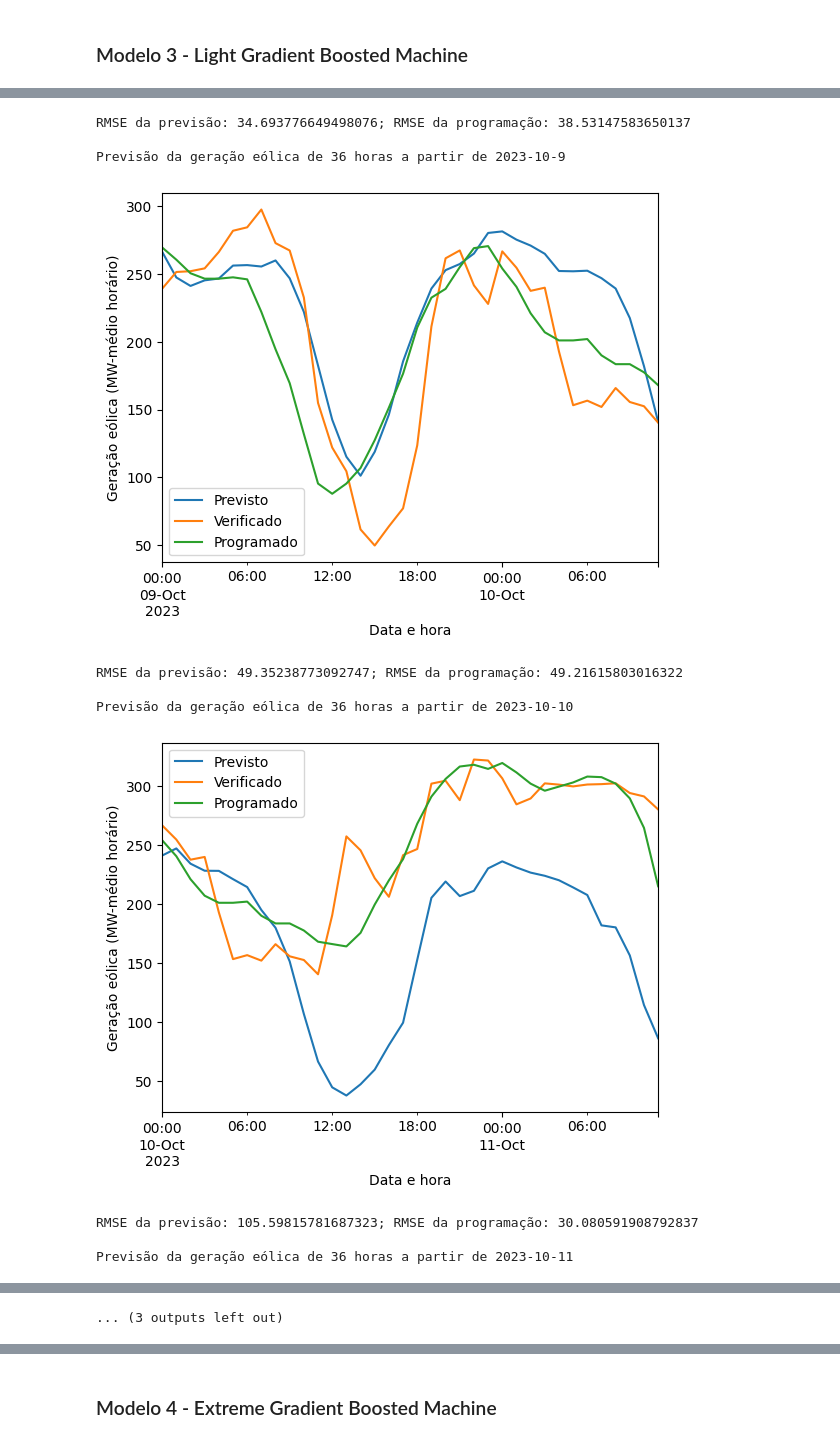
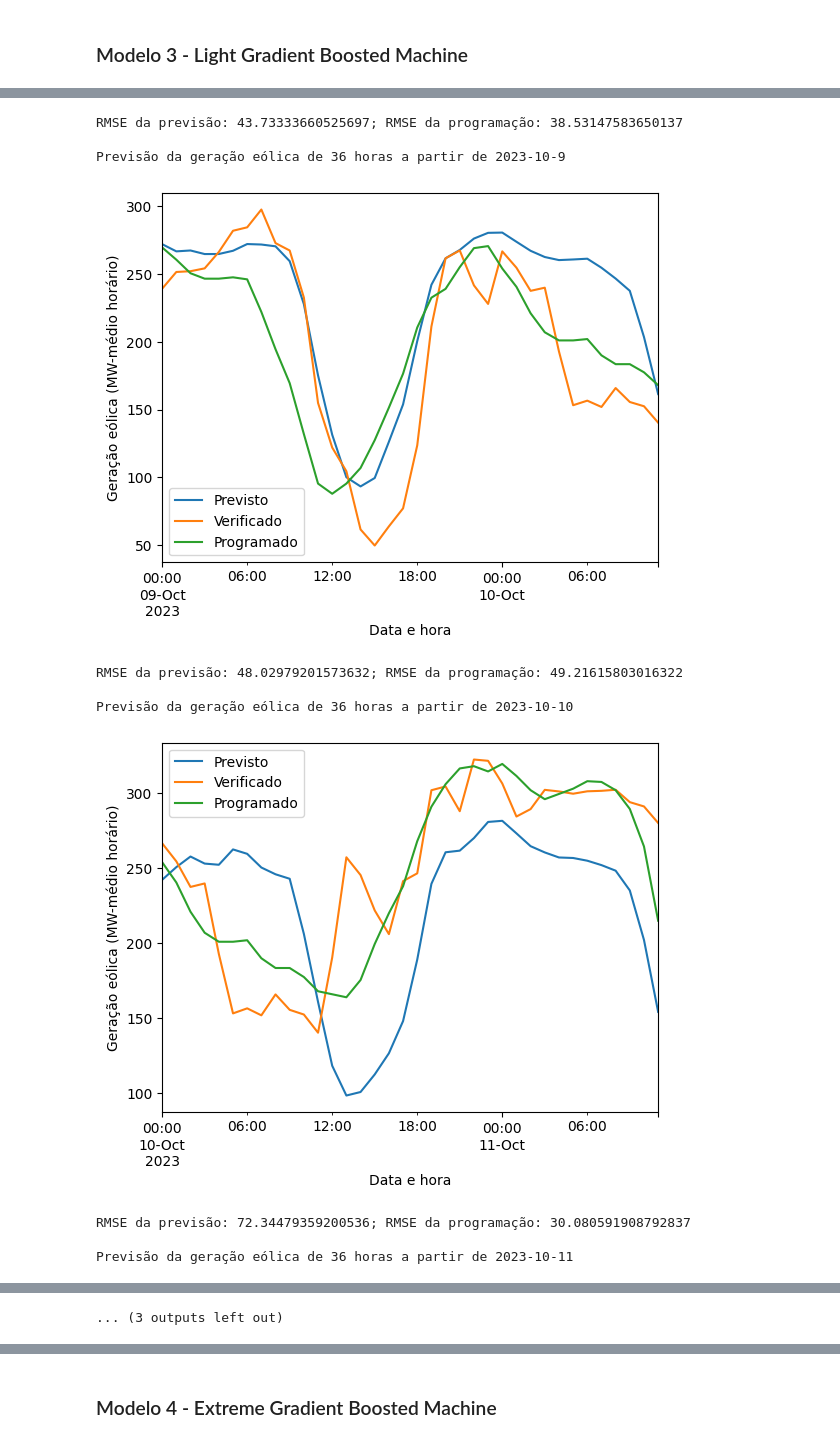
Before and after one commit to AlexandreWNeto/TCC_data_science_PUC_Minas, a Jupyter notebook: Cadernos/008_Previsão de geração em usinas eólicas.ipynb, the cells around one changed output, grey strips where cells are left out. Saved outputs shown, nothing was run; the diff lists cells and outputs as text; code cells hidden in the pictures.

```diff
--- a/Cadernos/008_Previsão de geração em usinas eólicas.ipynb
+++ b/Cadernos/008_Previsão de geração em usinas eólicas.ipynb
@@ -302,7 +302,7 @@ def transform_features_train_set(pipeline, X_train, y_train):
     X_train = pipeline.fit_transform(X_train)
     train_indices = X_train.index
     y_train = y_train.loc[train_indices]
-    return(X_train, y_train)
+    return(X_train, y_train)-
 # %%
 X_train_transformed, y_train_transformed = transform_features_train_set(pipeline, X_train, y_train)
 X_train_transformed
@@ -1091,12 +1091,12 @@ grid_search_results = {}
 
 df_grid_search_results = pd.DataFrame()
 
-eta = [0.1, 0.15, 0.2]
-n_estimators = [150,200,250]
-max_depth = [9,10]
-min_child_weight = 1
-reg_lambda = 0.0001
-subsample = [0.5,0.6]
+eta = [0.12, 0.125, 0.13]
+n_estimators = [247,248,249]
+max_depth = [6,7]
+min_child_weight = 7
+reg_lambda = 0.038
+subsample = [0.7,0.71]
 
 parameter_combinations = list(product(eta, n_estimators, max_depth, subsample))
 
@@ -1340,7 +1340,7 @@ model_3 = MultiOutputRegressor(LGBMRegressor(boosting = "gbdt",
                                              linear_tree=True,
                                              lambda_l1=0.0001,
                                              max_depth = 9,
-                                             min_data_in_leaf=28,
+                                             min_data_in_leaf=23,
                                              num_leaves=256,
                                              verbose=-1
                                             ))
@@ -1376,11 +1376,11 @@ Previsão da geração eólica de 36 horas a partir de 2023-10-8
-RMSE da previsão: 34.693776649498076; RMSE da programação: 38.53147583650137
+RMSE da previsão: 43.73333660525697; RMSE da programação: 38.53147583650137
 
 Previsão da geração eólica de 36 horas a partir de 2023-10-9
-[figure, old version]
+[figure, new version]
-RMSE da previsão: 49.35238773092747; RMSE da programação: 49.21615803016322
+RMSE da previsão: 48.02979201573632; RMSE da programação: 49.21615803016322
 
 Previsão da geração eólica de 36 horas a partir de 2023-10-10
-[figure, old version]
+[figure, new version]
-RMSE da previsão: 105.59815781687323; RMSE da programação: 30.080591908792837
+RMSE da previsão: 72.34479359200536; RMSE da programação: 30.080591908792837
 
 Previsão da geração eólica de 36 horas a partir de 2023-10-11
```
Also changed, not shown: parts of 32 cells of this notebook, 9 other files.
